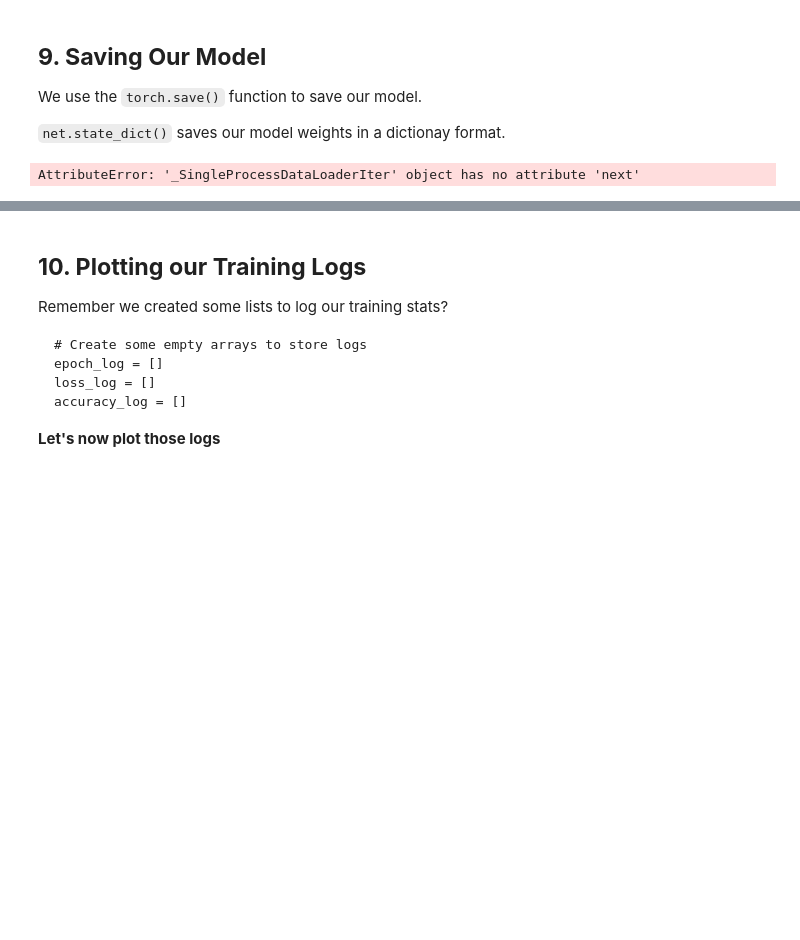
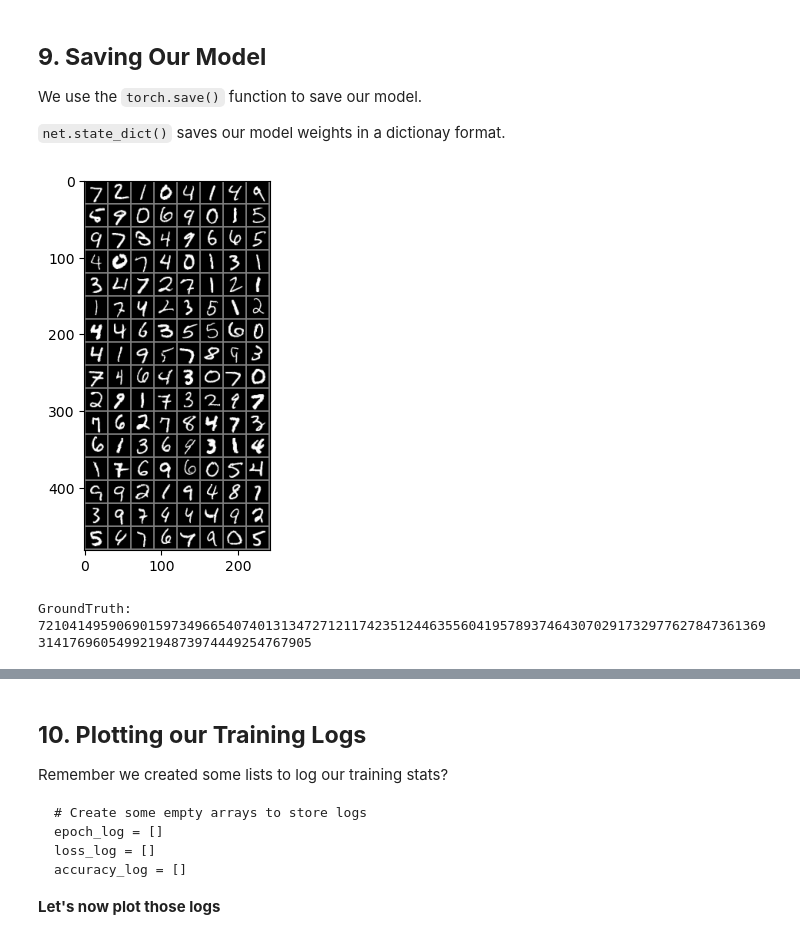
Before and after one commit to zacharias1219/computer-vision-projects, a Jupyter notebook: 1. CNN-MNIST(PyTorch)/main.ipynb, the cells around one changed output, grey strips where cells are left out. Saved outputs shown, nothing was run; the diff lists cells and outputs as text; code cells hidden in the pictures; blank space fills up the shorter version.

```diff
--- a/1. CNN-MNIST(PyTorch)/main.ipynb
+++ b/1. CNN-MNIST(PyTorch)/main.ipynb
@@ -403,15 +405,26 @@
 PATH = './mnist_cnn_net.pth'
 torch.save(net.state_dict(), PATH)
 # %%
+import matplotlib.pyplot as plt
+import numpy as np
+
+# Function to show an image
+def imshow(img):
+	img = img / 2 + 0.5  # unnormalize
+	npimg = img.numpy()
+	plt.imshow(np.transpose(npimg, (1, 2, 0)))
+	plt.show()
+
 # Loading one mini-batch
 dataiter = iter(testloader)
-images, labels = dataiter.next()
+images, labels = next(dataiter)
 
 # Display images using torchvision's utils.make_grid()
 imshow(torchvision.utils.make_grid(images))
-print('GroundTruth: ',''.join('%1s' % labels[j].numpy() for j in range(128)))
+print('GroundTruth: ', ''.join('%1s' % labels[j].cpu().numpy() for j in range(128)))
 # %% [output]
+[figure, added]
-AttributeError: '_SingleProcessDataLoaderIter' object has no attribute 'next'
+GroundTruth:  72104149590690159734966540740131347271211742351244635560419578937464307029173297762784736136931417696054992194873974449254767905
 # %%
 # Create an instance of the model and move it (memory and operations) to the CUDA device.
 net = Net()
```
Also changed, not shown: parts of 14 cells of this notebook, 1 other file.
